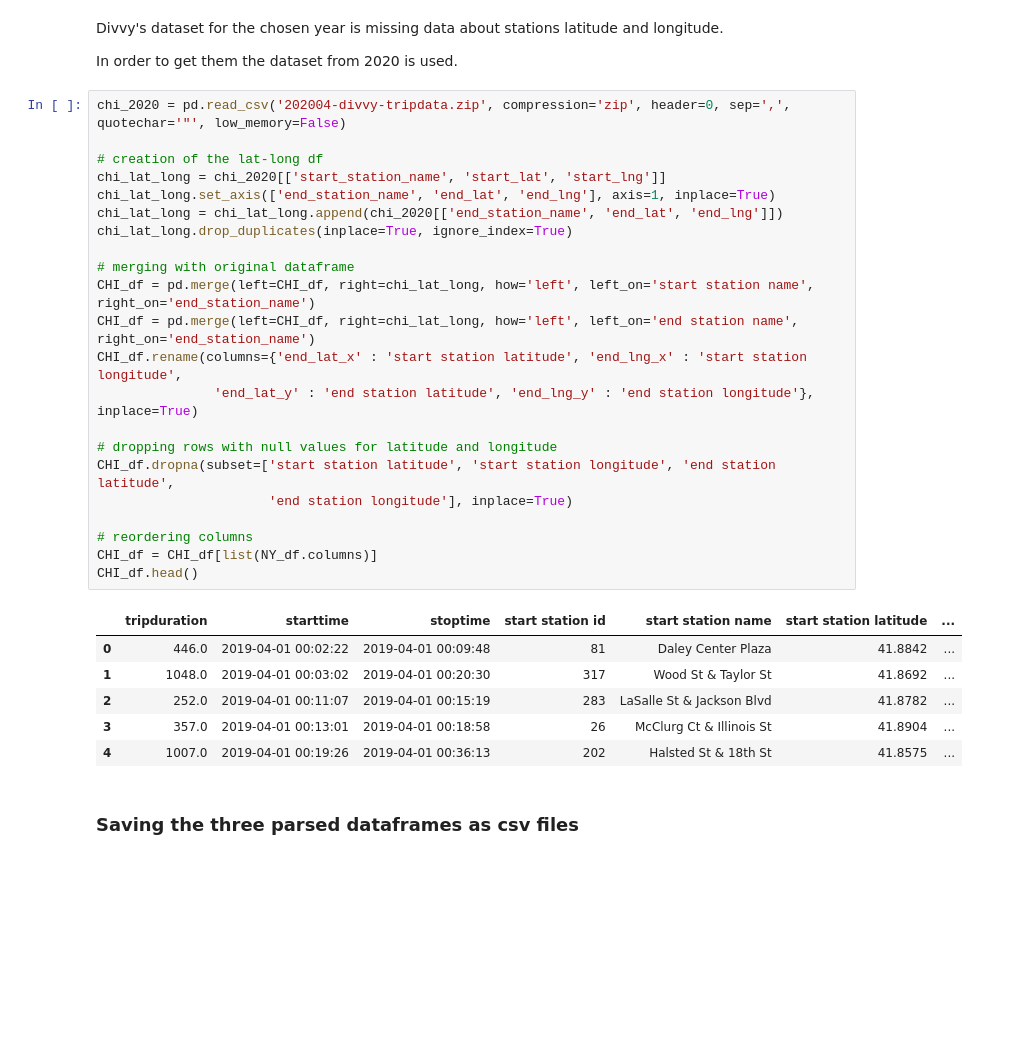
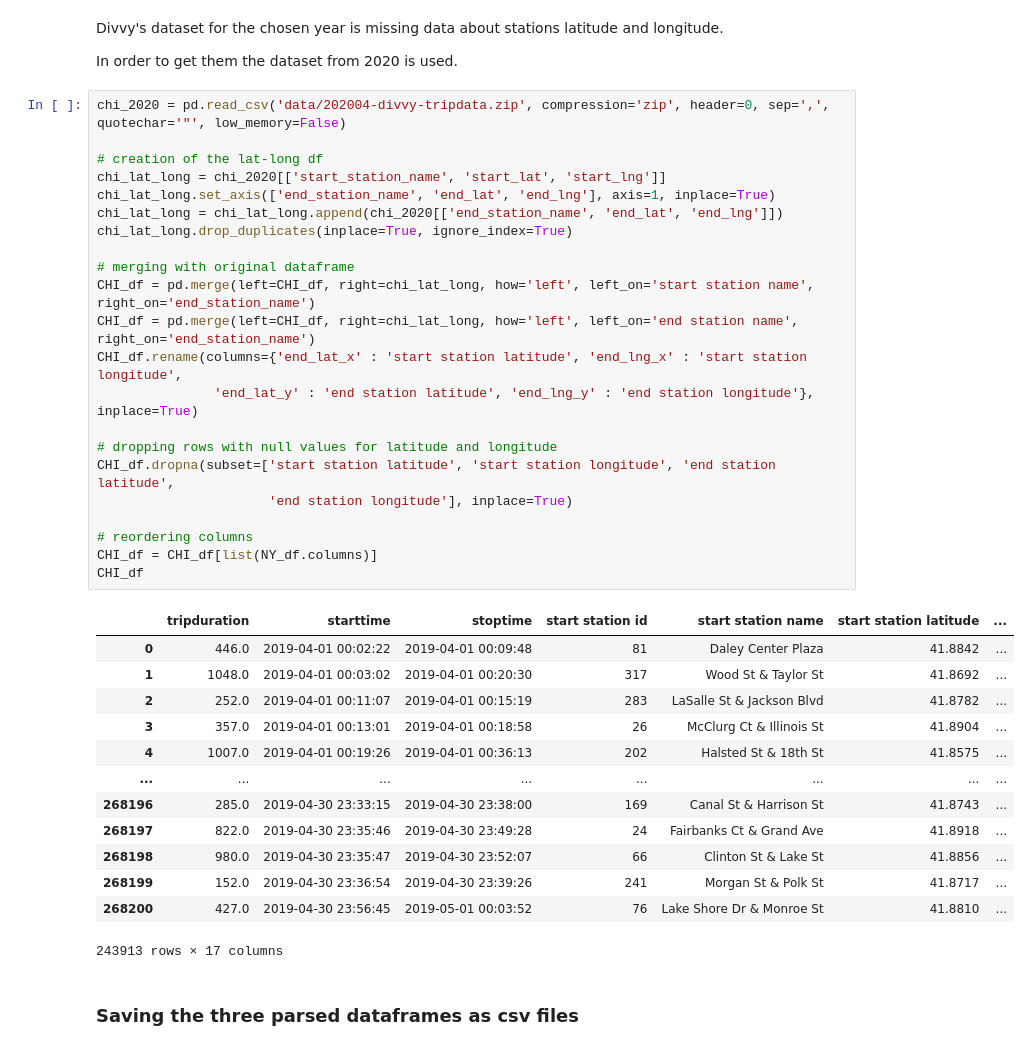
Before and after one commit to tommilotta/Bike-sharing-Analysis, a Jupyter notebook: Datasets_Parsing.ipynb, the cells around one changed output. Cells and saved outputs as stored; diff of their text form; blank space fills up the shorter version.

```diff
--- a/Datasets_Parsing.ipynb
+++ b/Datasets_Parsing.ipynb
@@ -139,34 +139,41 @@ Divvy's dataset for the chosen year is missing data about stations latitude and
 
 In order to get them the dataset from 2020 is used.
 # %%
-chi_2020 = pd.read_csv('202004-divvy-tripdata.zip', compression='zip', header=0, sep=',', quotechar='"', low_memory=False)
+chi_2020 = pd.read_csv('data/202004-divvy-tripdata.zip', compression='zip', header=0, sep=',', quotechar='"', low_memory=False)
 
 # creation of the lat-long df
 chi_lat_long = chi_2020[['start_station_name', 'start_lat', 'start_lng']]
 chi_lat_long.set_axis(['end_station_name', 'end_lat', 'end_lng'], axis=1, inplace=True)
 chi_lat_long = chi_lat_long.append(chi_2020[['end_station_name', 'end_lat', 'end_lng']])
 chi_lat_long.drop_duplicates(inplace=True, ignore_index=True)
 
 # merging with original dataframe
 CHI_df = pd.merge(left=CHI_df, right=chi_lat_long, how='left', left_on='start station name', right_on='end_station_name')
 CHI_df = pd.merge(left=CHI_df, right=chi_lat_long, how='left', left_on='end station name', right_on='end_station_name')
 CHI_df.rename(columns={'end_lat_x' : 'start station latitude', 'end_lng_x' : 'start station longitude',
                'end_lat_y' : 'end station latitude', 'end_lng_y' : 'end station longitude'}, inplace=True)
 
 # dropping rows with null values for latitude and longitude
 CHI_df.dropna(subset=['start station latitude', 'start station longitude', 'end station latitude',
                       'end station longitude'], inplace=True)
 
 # reordering columns
 CHI_df = CHI_df[list(NY_df.columns)]
-CHI_df.head()
+CHI_df
 # %% [output]
 |  | tripduration | starttime | stoptime | start station id | start station name | start station latitude | ... |
 | 0 | 446.0 | 2019-04-01 00:02:22 | 2019-04-01 00:09:48 | 81 | Daley Center Plaza | 41.8842 | ... |
 | 1 | 1048.0 | 2019-04-01 00:03:02 | 2019-04-01 00:20:30 | 317 | Wood St & Taylor St | 41.8692 | ... |
 | 2 | 252.0 | 2019-04-01 00:11:07 | 2019-04-01 00:15:19 | 283 | LaSalle St & Jackson Blvd | 41.8782 | ... |
 | 3 | 357.0 | 2019-04-01 00:13:01 | 2019-04-01 00:18:58 | 26 | McClurg Ct & Illinois St | 41.8904 | ... |
 | 4 | 1007.0 | 2019-04-01 00:19:26 | 2019-04-01 00:36:13 | 202 | Halsted St & 18th St | 41.8575 | ... |
+| ... | ... | ... | ... | ... | ... | ... | ... |
+| 268196 | 285.0 | 2019-04-30 23:33:15 | 2019-04-30 23:38:00 | 169 | Canal St & Harrison St | 41.8743 | ... |
+| 268197 | 822.0 | 2019-04-30 23:35:46 | 2019-04-30 23:49:28 | 24 | Fairbanks Ct & Grand Ave | 41.8918 | ... |
+| 268198 | 980.0 | 2019-04-30 23:35:47 | 2019-04-30 23:52:07 | 66 | Clinton St & Lake St | 41.8856 | ... |
+| 268199 | 152.0 | 2019-04-30 23:36:54 | 2019-04-30 23:39:26 | 241 | Morgan St & Polk St | 41.8717 | ... |
+| 268200 | 427.0 | 2019-04-30 23:56:45 | 2019-05-01 00:03:52 | 76 | Lake Shore Dr & Monroe St | 41.8810 | ... |
+243913 rows × 17 columns
 # %% [markdown]
 ### Saving the three parsed dataframes as csv files
 # %%
```
Also changed, not shown: 1 other file.
